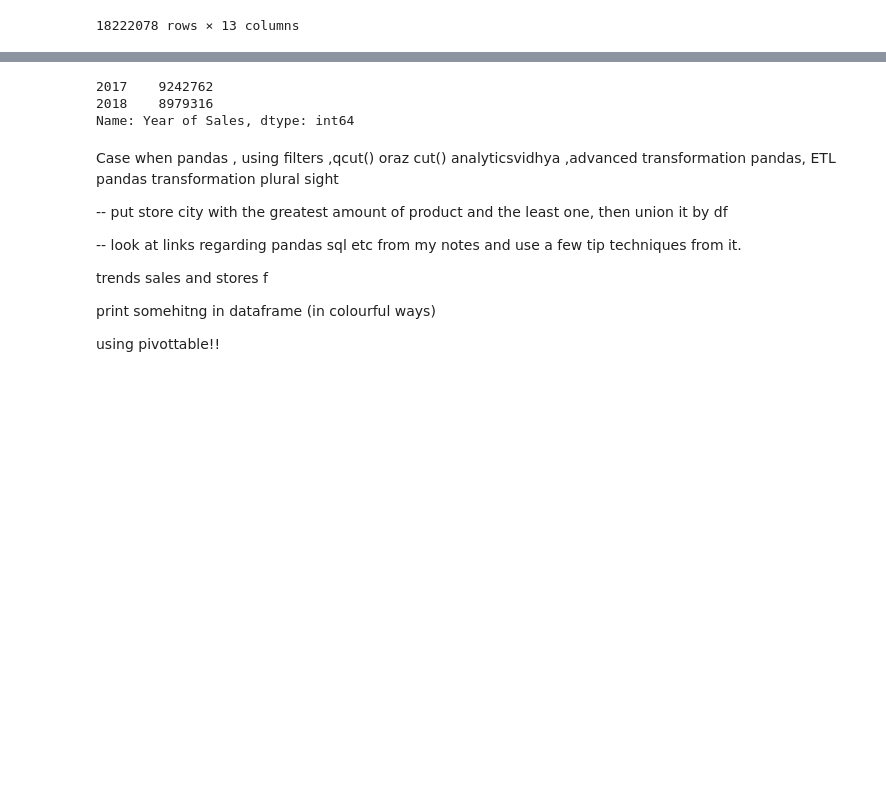
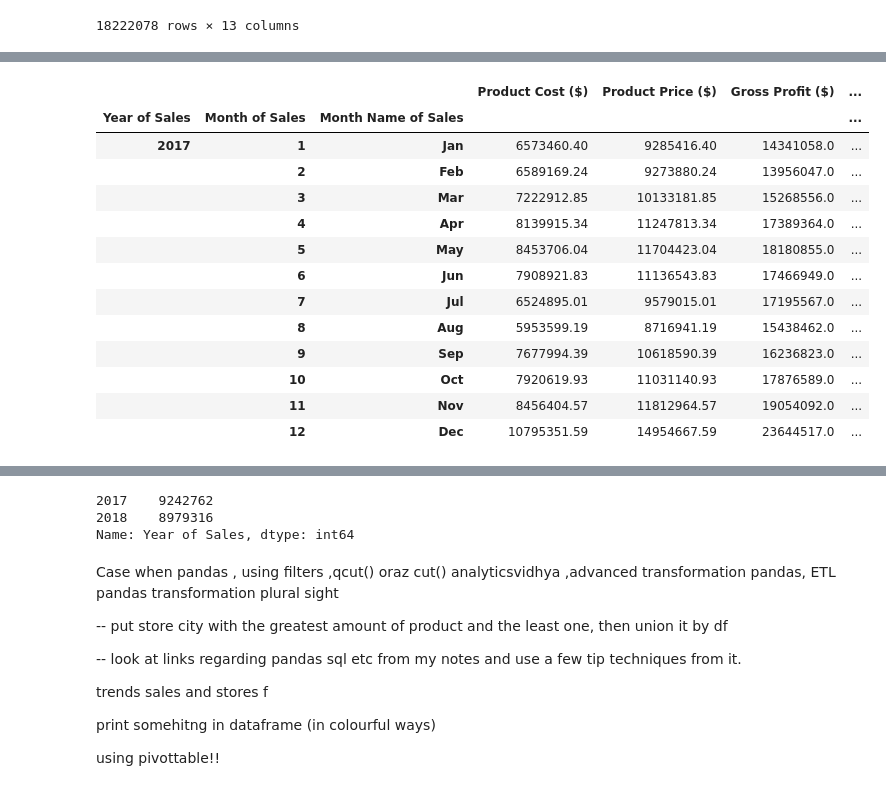
Before and after one commit to Lunczer93/Python_Project_2_Mexico_Toy_Sales, a Jupyter notebook: Python Project 2 Mexico Toy Sales.ipynb, the cells around one changed output, grey strips where cells are left out. Saved outputs shown, nothing was run; the diff lists cells and outputs as text; code cells hidden in the pictures; blank space fills up the shorter version.

```diff
--- a/Python Project 2 Mexico Toy Sales.ipynb
+++ b/Python Project 2 Mexico Toy Sales.ipynb
@@ -1503,0 +1593,3 @@ dfSalesProductsInventoryMergedGrouped
+# %%
+dfSalesProductsInventoryMergedGrouped2017 = dfSalesProductsInventoryMergedGrouped.loc[dfSalesProductsInventoryMergedGrouped['Year of Sales']==2017]
+dfSalesProductsInventoryMergedGrouped2017
@@ -1503,0 +1610,17 @@ dfSalesProductsInventoryMergedGrouped
+# %%
+dfSalesProductsInventoryMergedGrouped2017.groupby(['Year of Sales','Month of Sales','Month Name of Sales']).sum()
+# %% [output]
+|  |  |  | Product Cost ($) | Product Price ($) | Gross Profit ($) | ... |
+| Year of Sales | Month of Sales | Month Name of Sales |  |  |  | ... |
+| 2017 | 1 | Jan | 6573460.40 | 9285416.40 | 14341058.0 | ... |
+|  | 2 | Feb | 6589169.24 | 9273880.24 | 13956047.0 | ... |
+|  | 3 | Mar | 7222912.85 | 10133181.85 | 15268556.0 | ... |
+|  | 4 | Apr | 8139915.34 | 11247813.34 | 17389364.0 | ... |
+|  | 5 | May | 8453706.04 | 11704423.04 | 18180855.0 | ... |
+|  | 6 | Jun | 7908921.83 | 11136543.83 | 17466949.0 | ... |
+|  | 7 | Jul | 6524895.01 | 9579015.01 | 17195567.0 | ... |
+|  | 8 | Aug | 5953599.19 | 8716941.19 | 15438462.0 | ... |
+|  | 9 | Sep | 7677994.39 | 10618590.39 | 16236823.0 | ... |
+|  | 10 | Oct | 7920619.93 | 11031140.93 | 17876589.0 | ... |
+|  | 11 | Nov | 8456404.57 | 11812964.57 | 19054092.0 | ... |
+|  | 12 | Dec | 10795351.59 | 14954667.59 | 23644517.0 | ... |
```
Also changed, not shown: parts of 15 cells of this notebook.
